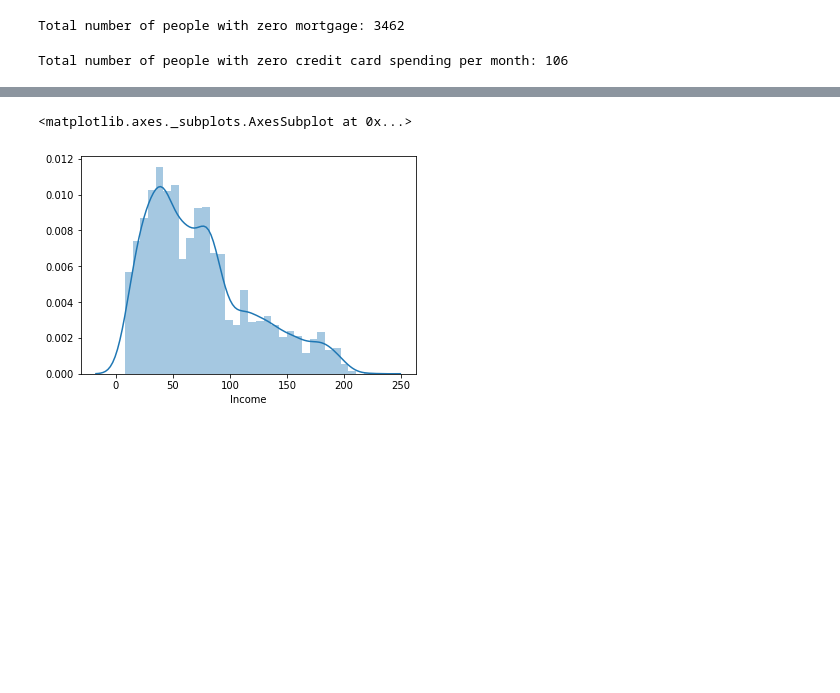
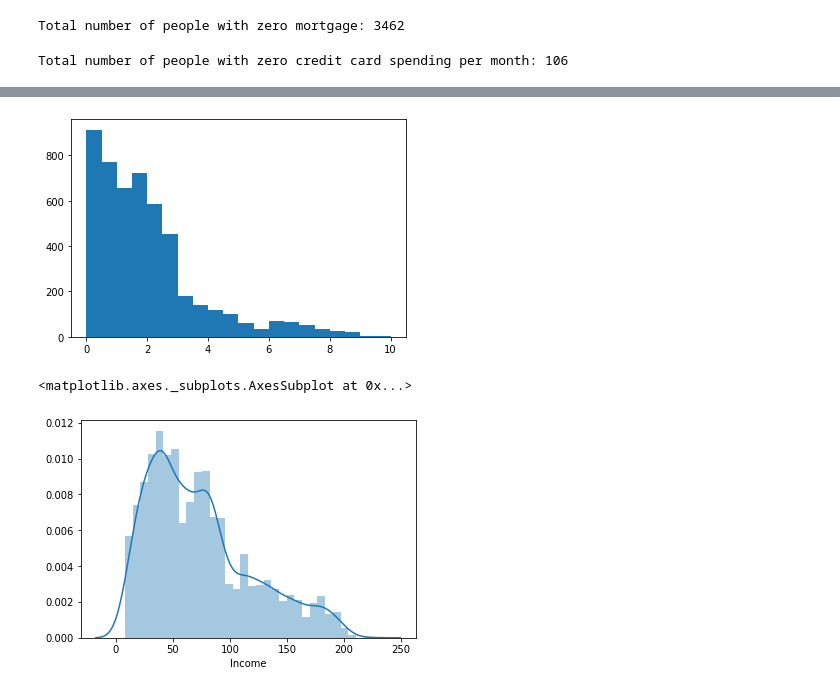
Before and after one commit to qthanglee/UTA, a Jupyter notebook: projects/therabank/main.ipynb, the cells around one changed output, grey strips where cells are left out. Saved outputs shown, nothing was run; the diff lists cells and outputs as text; code cells hidden in the pictures; blank space fills up the shorter version.

```diff
--- a/projects/therabank/main.ipynb
+++ b/projects/therabank/main.ipynb
@@ -296,3 +302,10 @@ plt.show()
+# %%
+# EDA, Univariate CCAvg
+ccavg_data = pdata['CCAvg']
+plt.hist(ccavg_data, bins=20)
+plt.show()
+# %% [output]
+[figure, added]
 # %%
 income_data = pdata['Income']
 sns.distplot(income_data)
```
Also changed, not shown: parts of 19 cells of this notebook.
